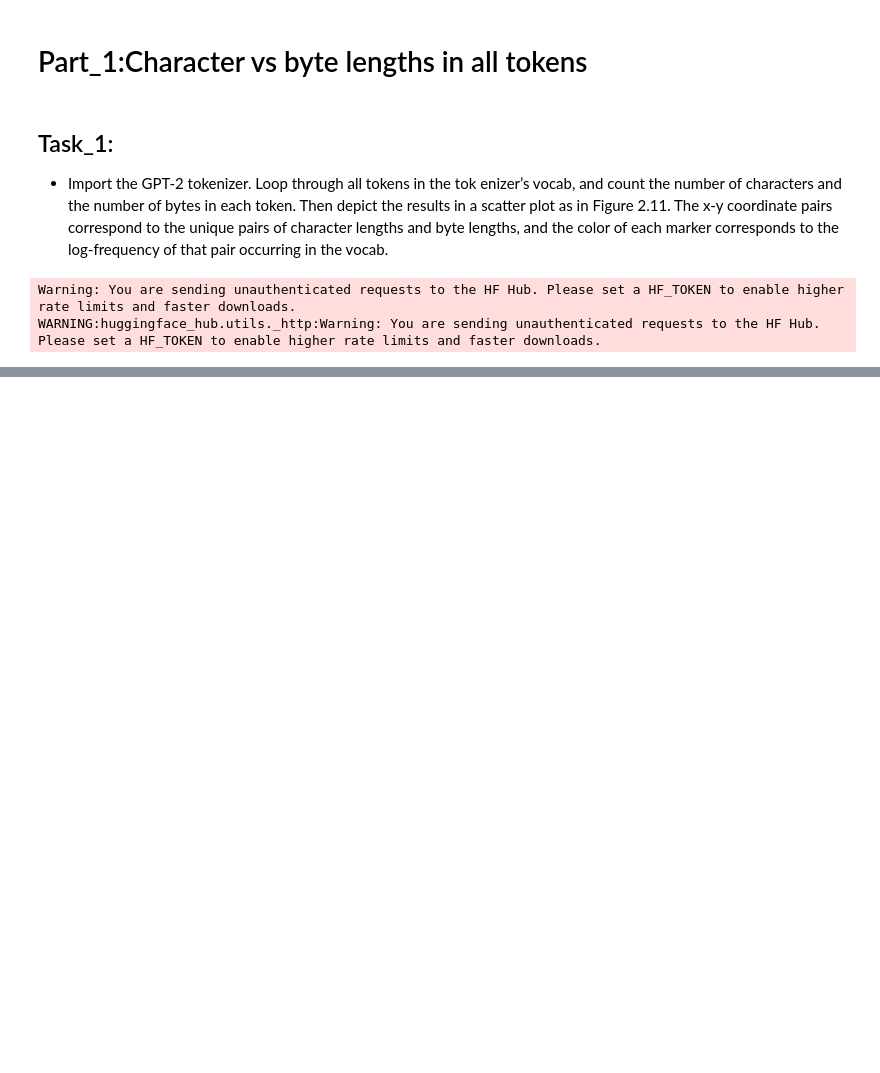
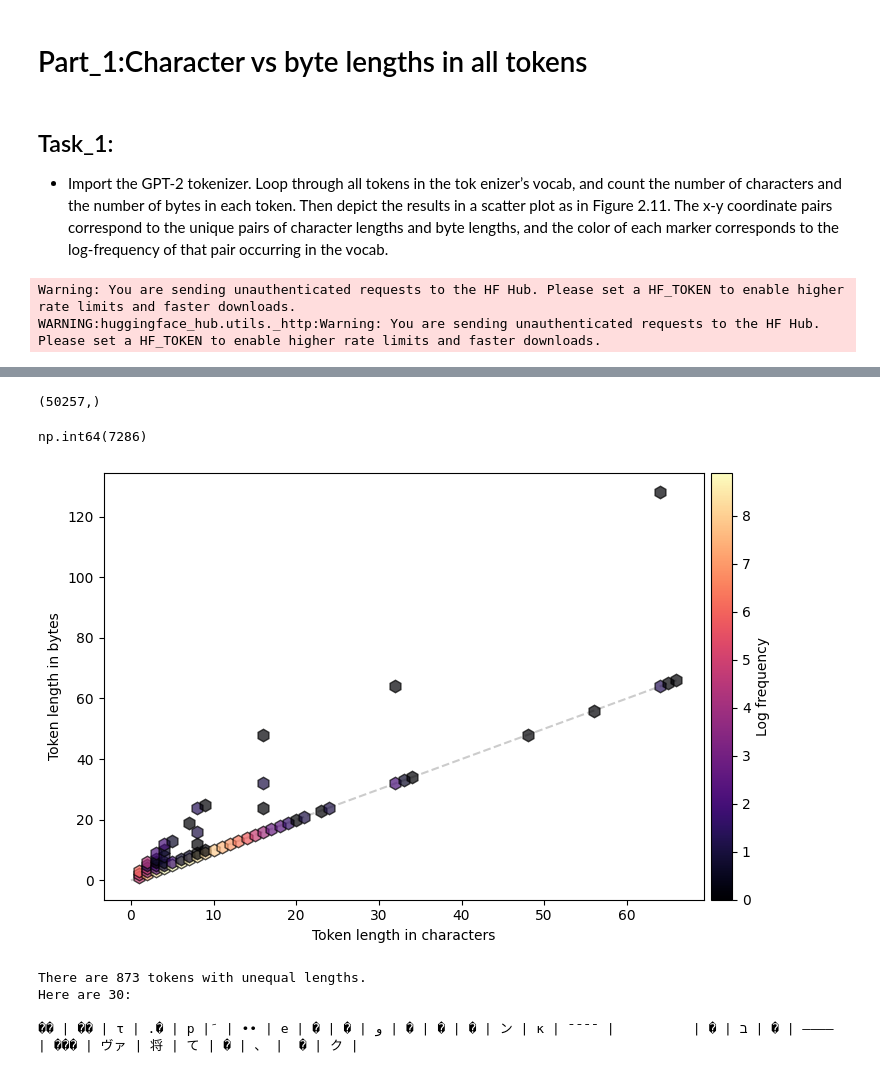
Before and after one commit to Saransh-Basu-01/50-Ml-Projects-to-understand-LLMs, a Jupyter notebook: Project_4_Token_Lengths_in_characters_and_bytes.ipynb, the cells around one changed output, grey strips where cells are left out. Drawn from its saved outputs; the diff is of its cells as text; code cells hidden in the pictures; blank space fills up the shorter version.

```diff
--- a/Project_4_Token_Lengths_in_characters_and_bytes.ipynb
+++ b/Project_4_Token_Lengths_in_characters_and_bytes.ipynb
@@ -34,3 +35,5 @@ tokenizer=AutoTokenizer.from_pretrained('gpt2')
 # %% [output]
 Warning: You are sending unauthenticated requests to the HF Hub. Please set a HF_TOKEN to enable higher rate limits and faster downloads.
 WARNING:huggingface_hub.utils._http:Warning: You are sending unauthenticated requests to the HF Hub. Please set a HF_TOKEN to enable higher rate limits and faster downloads.
+# %%
+token_lens=np.zeros((200,200),dtype=int)
@@ -36,0 +54,50 @@ WARNING:huggingface_hub.utils._http:Warning: You are sending unauthenticated req
+# %%
+token_len_char=np.zeros(tokenizer.vocab_size,dtype=int)
+# %%
+token_len_char.shape
+# %% [output]
+(50257,)
+# %%
+token_len_byte=np.zeros(tokenizer.vocab_size,dtype=int)
+# %%
+for i in range(tokenizer.vocab_size):
+  thistoken=tokenizer.decode([i])
+  token_len_char[i]=len(thistoken)
+  token_len_byte[i]=len(thistoken.encode('utf-8'))
+  token_lens[token_len_char[i],token_len_byte[i]] += 1
+# %%
+token_lens[5][5]
+# %% [output]
+np.int64(7286)
+# %%
+fig=plt.figure(figsize=(8,5))
+norm=mpl.colors.Normalize(vmin=0,vmax=np.log(token_lens.max()))
+x,y=np.nonzero(token_lens)
+for xi,yi in zip(x,y):
+  plt.plot(xi,yi,'kh',alpha=.7,markersize=9,
+           markerfacecolor=plt.cm.magma(norm(np.log(token_lens[xi,yi]))))
+
+sm = mpl.cm.ScalarMappable(cmap=mpl.cm.magma,norm=norm)
+cbar = plt.colorbar(sm,ax=fig.gca(),pad=.01)
+cbar.set_label('Log frequency')
+plt.plot([0,xi],[0,xi],'--',color=[.8,.8,.8],zorder=-100)
+
+# prettify the plot
+plt.gca().set(xlabel='Token length in characters',
+              ylabel='Token length in bytes')
+
+plt.tight_layout()
+plt.show()
+# %% [output]
+[figure, added]
+# %%
+noteq = np.where(token_len_char != token_len_byte)[0]
+print(f'There are {len(noteq)} tokens with unequal lengths.\nHere are 30:\n')
+
+for idx in noteq[np.random.randint(0,len(noteq),30)]:
+  print(f'{tokenizer.decode([idx])} | ',end='')
+# %% [output]
+There are 873 tokens with unequal lengths.
+Here are 30:
+
+�� | �� | τ | .� | р | َ | •• | е | � | � | و | � | � | � | ン | к | ¯¯¯¯ |          | � | ב | � | ———— | ��� | ヴァ | 将 | て | � | 、 |  � | ク |
```
Also changed, not shown: parts of 4 cells of this notebook.
